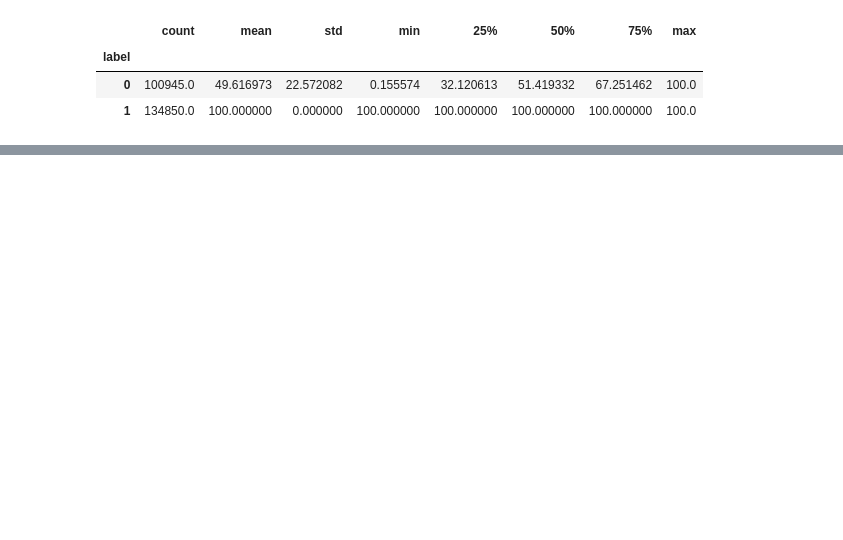
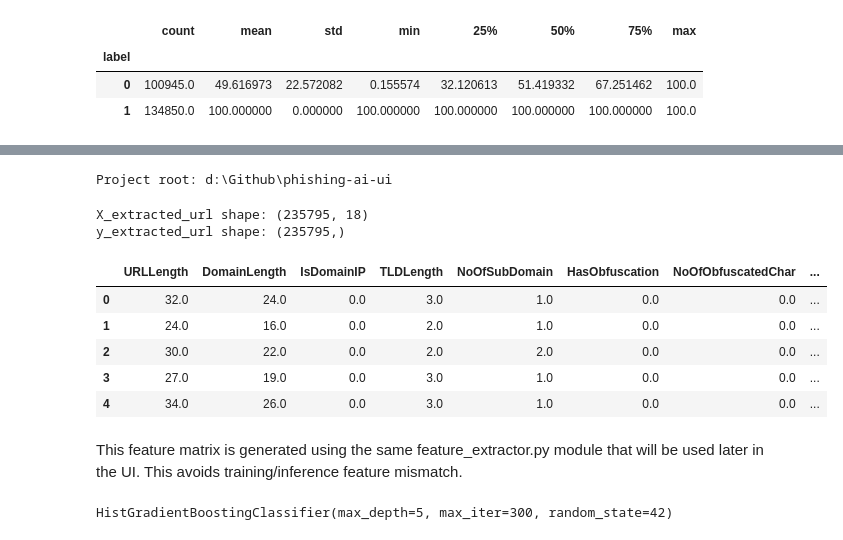
Before and after one commit to frhandev/phishing-ai-ui, a Jupyter notebook: notebooks/01_eda_and_modeling.ipynb, the cells around one changed output, grey strips where cells are left out. Saved outputs shown, nothing was run; the diff lists cells and outputs as text; code cells hidden in the pictures; blank space fills up the shorter version.

```diff
--- a/notebooks/01_eda_and_modeling.ipynb
+++ b/notebooks/01_eda_and_modeling.ipynb
@@ -1291,0 +330,63 @@ Sample raw URLs CSV saved successfully.
+# %%
+current_path = Path.cwd()
+
+if current_path.name == "notebooks":
+    project_root = current_path.parent
+else:
+    project_root = current_path
+
+if str(project_root) not in sys.path:
+    sys.path.append(str(project_root))
+
+print("Project root:", project_root)
+
+from src.model.feature_extractor import extract_url_features
+# %% [output]
+Project root: d:\Github\phishing-ai-ui
+# %%
+extracted_rows = []
+
+for url in df["URL"]:
+    features = extract_url_features(url).iloc[0].to_dict()
+    extracted_rows.append(features)
+
+X_extracted_url = pd.DataFrame(extracted_rows)
+y_extracted_url = df["label"]
+
+print("X_extracted_url shape:", X_extracted_url.shape)
+print("y_extracted_url shape:", y_extracted_url.shape)
+
+X_extracted_url.head()
+# %% [output]
+X_extracted_url shape: (235795, 18)
+y_extracted_url shape: (235795,)
+|  | URLLength | DomainLength | IsDomainIP | TLDLength | NoOfSubDomain | HasObfuscation | NoOfObfuscatedChar | ... |
+| 0 | 32.0 | 24.0 | 0.0 | 3.0 | 1.0 | 0.0 | 0.0 | ... |
+| 1 | 24.0 | 16.0 | 0.0 | 2.0 | 1.0 | 0.0 | 0.0 | ... |
+| 2 | 30.0 | 22.0 | 0.0 | 2.0 | 2.0 | 0.0 | 0.0 | ... |
+| 3 | 27.0 | 19.0 | 0.0 | 3.0 | 1.0 | 0.0 | 0.0 | ... |
+| 4 | 34.0 | 26.0 | 0.0 | 3.0 | 1.0 | 0.0 | 0.0 | ... |
+# %% [markdown]
+This feature matrix is generated using the same feature_extractor.py module that will be used later in the UI.
+This avoids training/inference feature mismatch.
+# %%
+extracted_url_features = X_extracted_url.columns.tolist()
+
+X_train_ext, X_test_ext, y_train_ext, y_test_ext = train_test_split(
+    X_extracted_url,
+    y_extracted_url,
+    test_size=0.2,
+    random_state=42,
+    stratify=y_extracted_url
+)
+
+extractor_based_model = HistGradientBoostingClassifier(
+    learning_rate=0.1,
+    max_depth=5,
+    max_iter=300,
+    random_state=42
+)
+
+extractor_based_model.fit(X_train_ext, y_train_ext)
+# %% [output]
+HistGradientBoostingClassifier(max_depth=5, max_iter=300, random_state=42)
```
Also changed, not shown: parts of 78 cells of this notebook, 1 other file.
